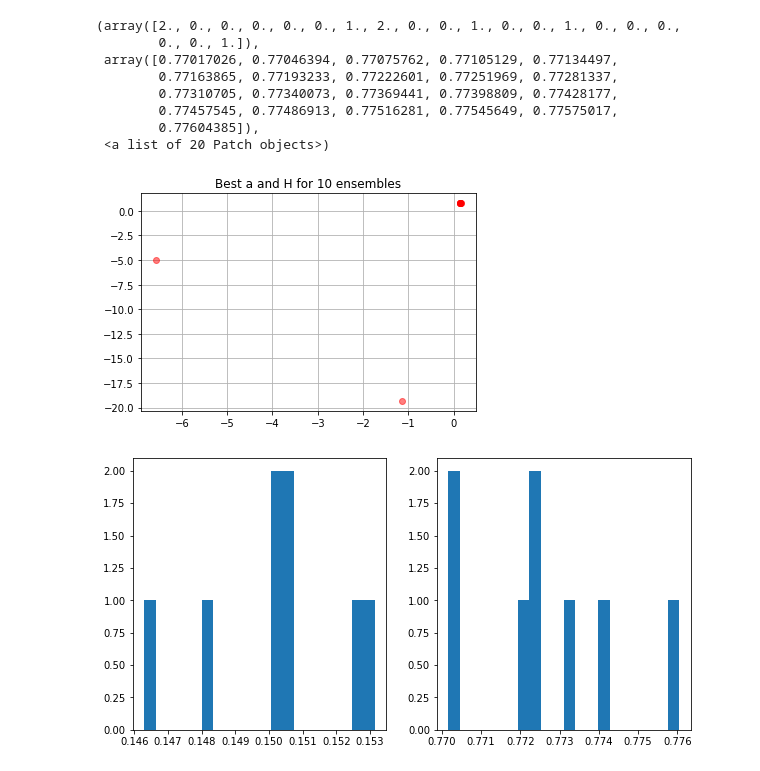
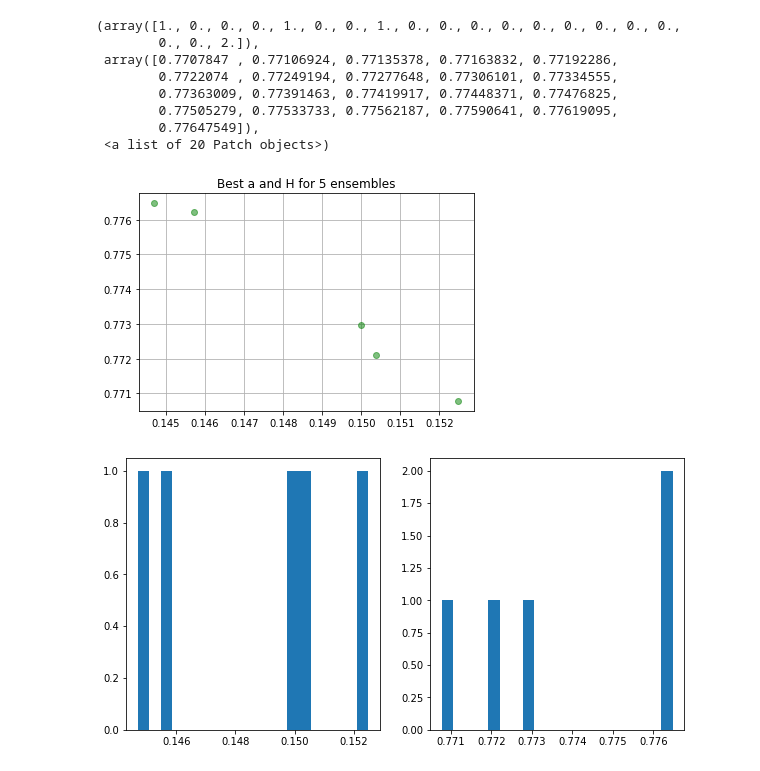
Before and after one commit to Mohammadkaviany/Optimization_Method_in_Physics_set6, a Jupyter notebook: Main.ipynb, the cells around one changed output. Drawn from its saved outputs; the diff is of its cells as text; code cells hidden in the pictures.

```diff
--- a/Main.ipynb
+++ b/Main.ipynb
@@ -2,7 +3,7 @@
 import numpy as np
 import matplotlib.pyplot as plt
 # %%
-df = np.loadtxt("/content/drive/MyDrive/Yashar`s Code/fitinput.txt")
+df = np.loadtxt(" Please Enter the fitinput.txt path Here ! ")
 # %%
 def yth(x, a, H):
   return a * x ** H
@@ -89,41 +93,39 @@ def mcmc(df, n, return_path=True):
 # %%
-import os
-
-n_ensebles = 10 # number of ensembles
+n = 5
 os.mkdir('path')
 
-for i in range(n_ensebles):
-    path = mcmc(df, 10000, True)
+for i in range(n):
+    path = mcmc(df, 15000, True)
     np.savetxt(f'path/{i}.txt', path)
 
 plt.grid(True)
-plt.title(f'Best a and H for {n_ensebles} ensembles')
+plt.title(f'Best a and H for {n} ensembles')
 
-for i in range(n_ensebles):
+for i in range(n):
     path = np.loadtxt(f'path/{i}.txt')
     a_path, H_path = path
-    plt.plot(a_path[-1], H_path[-1], 'ro', alpha=.5)
+    plt.plot(a_path[-1], H_path[-1], 'go', alpha=.5)
 
 a_best_list = []
 H_best_list = []
-for i in range(n_ensebles):
+for i in range(n):
     path = np.loadtxt(f'path/{i}.txt')
     a_path, H_path = path
     if len(a_path)<8000:
         a_best_list.append(a_path[-1])
         H_best_list.append(H_path[-1])
 
 fig,ax=plt.subplots(1,2,figsize=(10,5))
 ax[0].hist(a_best_list, bins=20)
 ax[1].hist(H_best_list, bins=20)
 # %% [output]
-(array([2., 0., 0., 0., 0., 0., 1., 2., 0., 0., 1., 0., 0., 1., 0., 0., 0.,
-        0., 0., 1.]),
- array([0.77017026, 0.77046394, 0.77075762, 0.77105129, 0.77134497,
-        0.77163865, 0.77193233, 0.77222601, 0.77251969, 0.77281337,
-        0.77310705, 0.77340073, 0.77369441, 0.77398809, 0.77428177,
-        0.77457545, 0.77486913, 0.77516281, 0.77545649, 0.77575017,
-        0.77604385]),
+(array([1., 0., 0., 0., 1., 0., 0., 1., 0., 0., 0., 0., 0., 0., 0., 0., 0.,
+        0., 0., 2.]),
+ array([0.7707847 , 0.77106924, 0.77135378, 0.77163832, 0.77192286,
+        0.7722074 , 0.77249194, 0.77277648, 0.77306101, 0.77334555,
+        0.77363009, 0.77391463, 0.77419917, 0.77448371, 0.77476825,
+        0.77505279, 0.77533733, 0.77562187, 0.77590641, 0.77619095,
+        0.77647549]),
  <a list of 20 Patch objects>)
-[figure, old version]
+[figure, new version]
-[figure, old version]
+[figure, new version]
```
Also changed, not shown: parts of 4 cells of this notebook.
